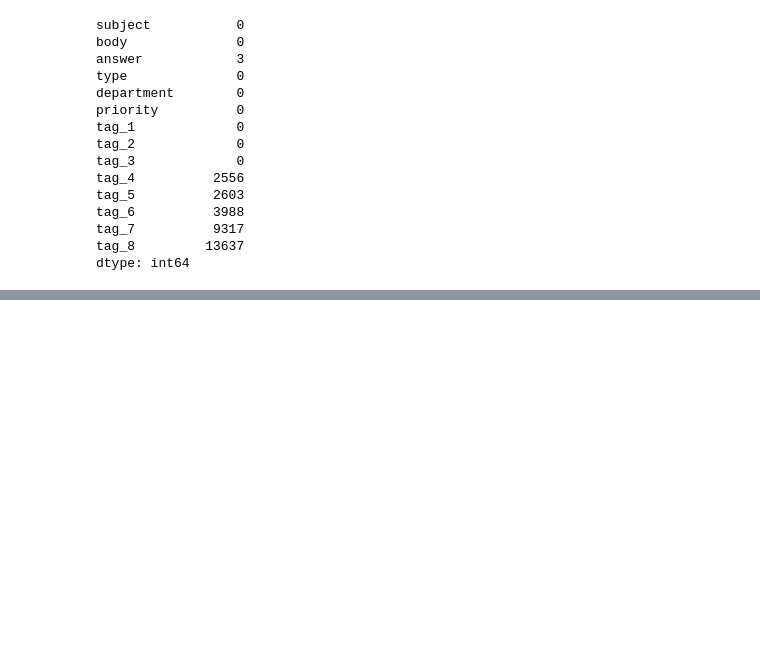
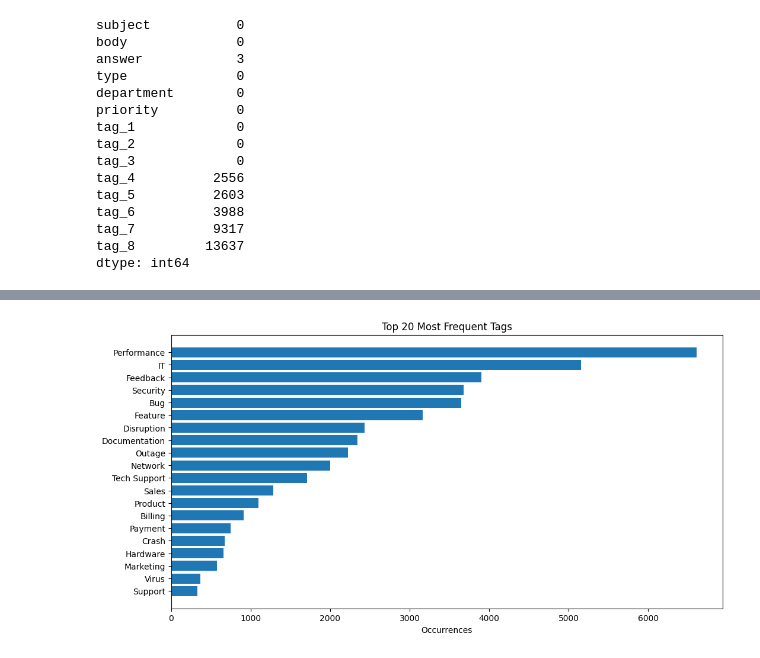
Before and after one commit to business-analytics-project-2025/tickets-project, a Jupyter notebook: Tags_mdel2.ipynb, the cells around one changed output, grey strips where cells are left out. Saved outputs shown, nothing was run; the diff lists cells and outputs as text; code cells hidden in the pictures; blank space fills up the shorter version.

```diff
--- a/Tags_mdel2.ipynb
+++ b/Tags_mdel2.ipynb
@@ -132,0 +100,10 @@ Label (multi-hot): tensor([0., 0., 0., 0., 0., 0., 0., 0., 0., 0., 0., 0., 0., 0
+# %%
+top_n = 20
+
+plt.figure(figsize=(12, 6))
+plt.barh(tag_freq_df["tag"][:top_n][::-1], tag_freq_df["count"][:top_n][::-1])
+plt.title(f"Top {top_n} Most Frequent Tags")
+plt.xlabel("Occurrences")
+plt.show()
+# %% [output]
+[figure, added]
```
Also changed, not shown: parts of 58 cells of this notebook, 3 other files.
